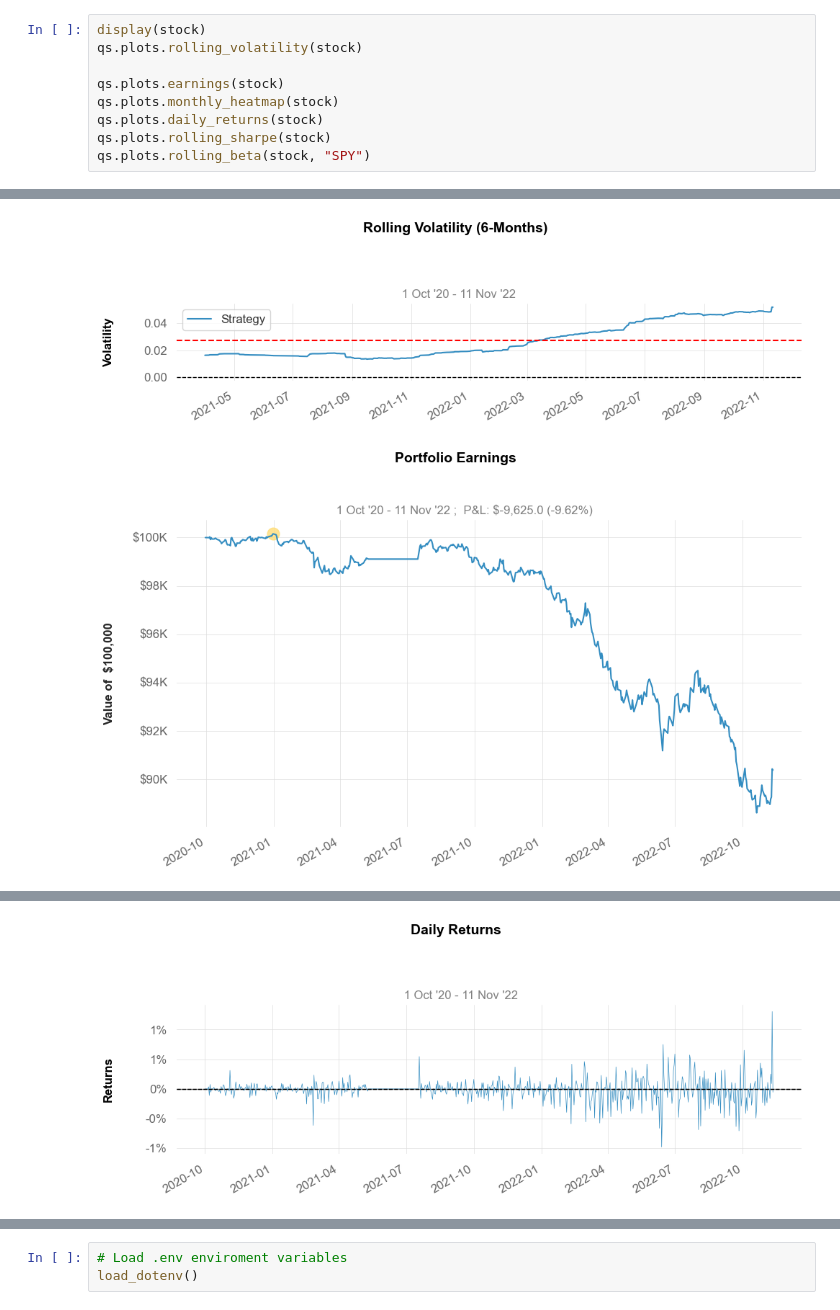
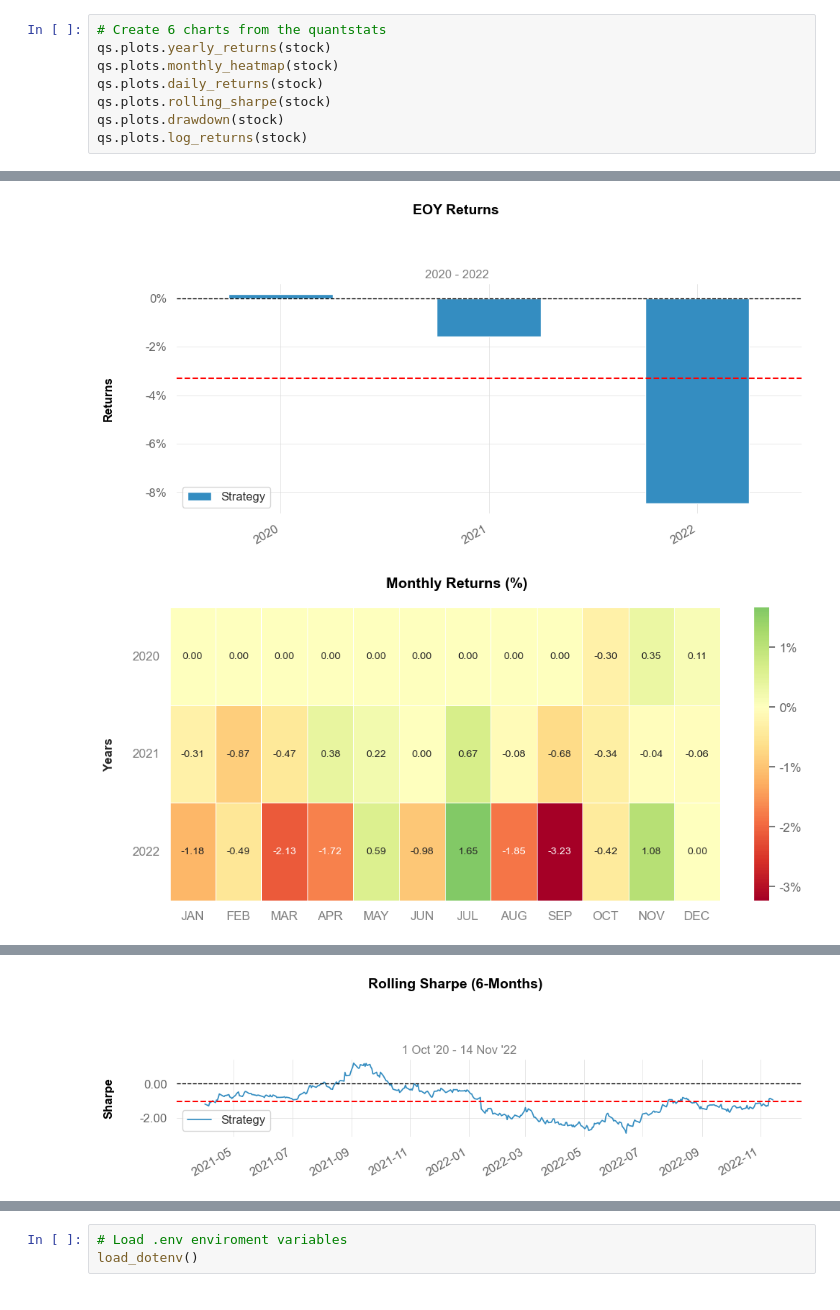
Before and after one commit to dannynday/group-project-1, a Jupyter notebook: DashingCryptoNotebook1.ipynb, the cells around one changed output, grey strips where cells are left out. Cells and saved outputs as stored; diff of their text form.

```diff
--- a/DashingCryptoNotebook1.ipynb
+++ b/DashingCryptoNotebook1.ipynb
@@ -31,12 +30,11 @@ qs.plots.snapshot(stock, title='BTC Performance')
 # %% [output]
 [figure]
 # %%
-display(stock)
-qs.plots.rolling_volatility(stock)
-
-qs.plots.earnings(stock)
+# Create 6 charts from the quantstats
+qs.plots.yearly_returns(stock)
 qs.plots.monthly_heatmap(stock)
 qs.plots.daily_returns(stock)
 qs.plots.rolling_sharpe(stock)
-qs.plots.rolling_beta(stock, "SPY")
+qs.plots.drawdown(stock)
+qs.plots.log_returns(stock)
 # %% [output]
@@ -56,2 +41,2 @@ Name: Close, Length: 534, dtype: float64
-[figure, old version]
+[figure, new version]
-[figure, old version]
+[figure, new version]
@@ -59 +44 @@ Name: Close, Length: 534, dtype: float64
-[figure, old version]
+[figure, new version]
```
Also changed, not shown: parts of 11 cells of this notebook, 3 other files.
